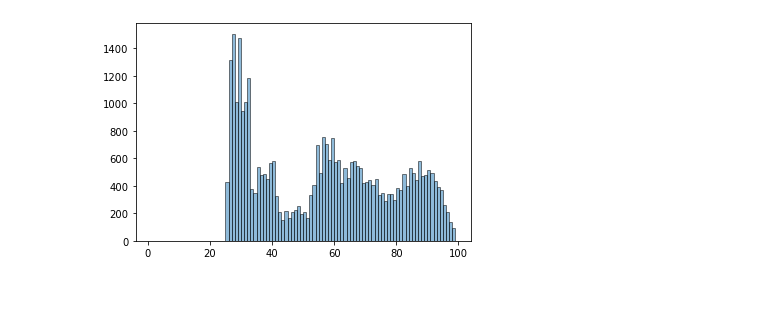
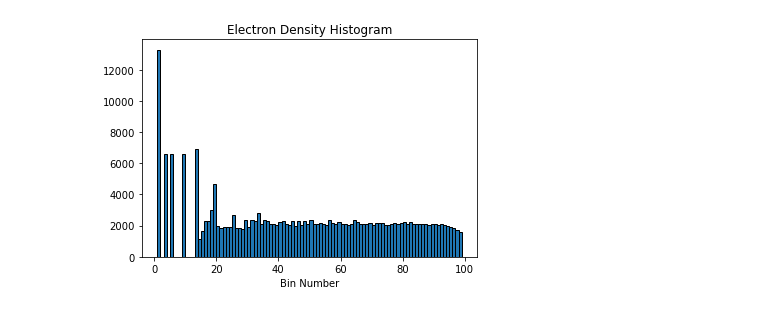
Before and after one commit to sagnik3141/EE2703, a Jupyter notebook: Assignment 6/Assignment_6.ipynb, the cells around one changed output. Cells and saved outputs as stored; diff of their text form; code cells hidden in the pictures.

```diff
--- a/Assignment 6/Assignment_6.ipynb
+++ b/Assignment 6/Assignment_6.ipynb
@@ -4,8 +4,8 @@ import matplotlib.pyplot as plt
 # %%
 n = 100
 M = 5
-nk = 1000
-u0 = 7
-p = 0.1
+nk = 500
+u0 = 5
+p = 0.25
 Msig = 0.2
 # %%
@@ -53,5 +62,6 @@ for i in range(nk):
 # %%
-plt.hist(I,bins=np.arange(1,100),ec='black',alpha=0.5)
-plt.show()
+plt.hist(X,bins=np.arange(1,100), ec = 'black')
+plt.title('Electron Density Histogram')
+plt.xlabel('Bin Number')
 # %% [output]
-[figure, old version]
+[figure, new version]
```
Also changed, not shown: parts of 5 cells of this notebook.
